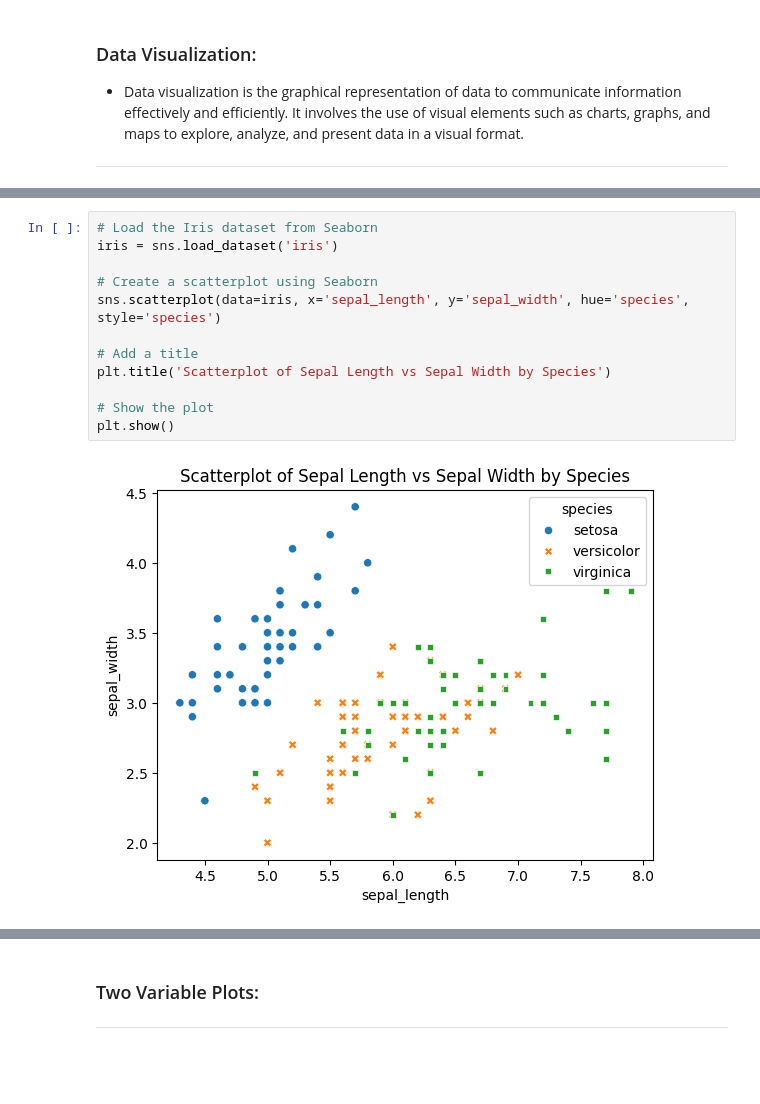
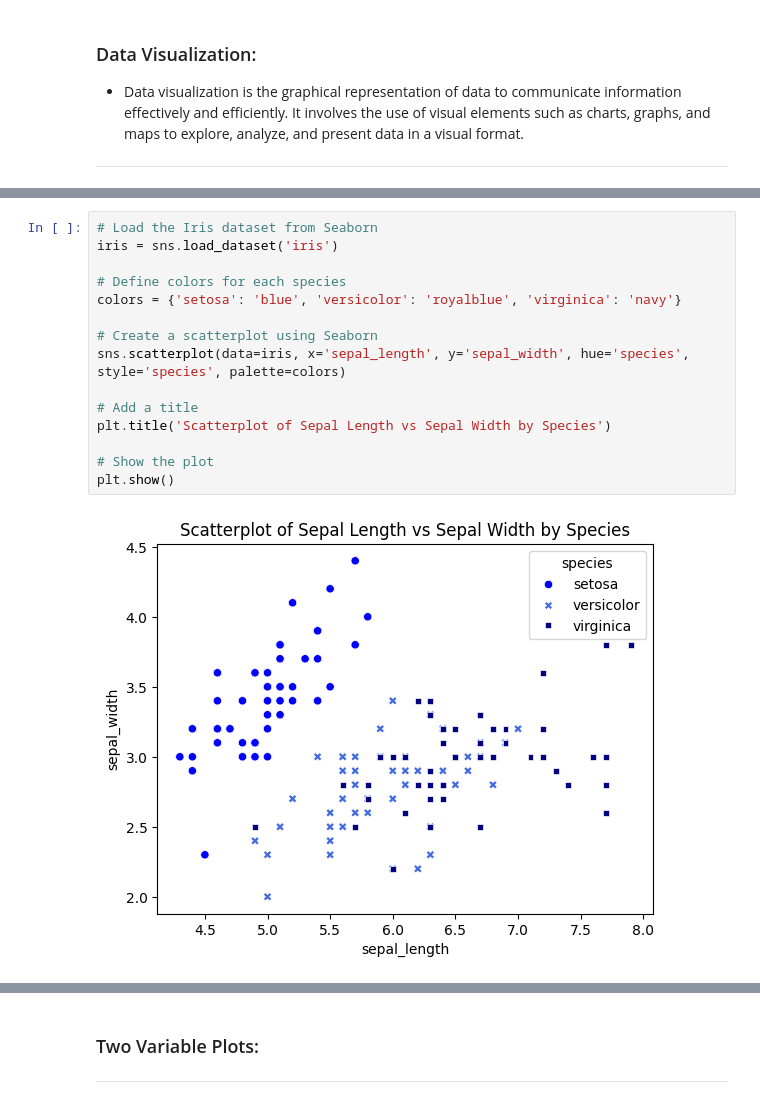
Before and after one commit to CarlosRigueti/pands-project, a Jupyter notebook: analysis.ipynb, the cells around one changed output, grey strips where cells are left out. Cells and saved outputs as stored; diff of their text form; blank space fills up the shorter version.

```diff
--- a/analysis.ipynb
+++ b/analysis.ipynb
@@ -216,16 +226,19 @@ plt.show()
 # %%
 # Load the Iris dataset from Seaborn
 iris = sns.load_dataset('iris')
 
+# Define colors for each species
+colors = {'setosa': 'blue', 'versicolor': 'royalblue', 'virginica': 'navy'}
+
 # Create a scatterplot using Seaborn
-sns.scatterplot(data=iris, x='sepal_length', y='sepal_width', hue='species', style='species')
+sns.scatterplot(data=iris, x='sepal_length', y='sepal_width', hue='species', style='species', palette=colors)
 
 # Add a title
 plt.title('Scatterplot of Sepal Length vs Sepal Width by Species')
 
 # Show the plot
 plt.show()
 # %% [output]
-[figure, old version]
+[figure, new version]
 # %%
 # Define colors for each column
```
Also changed, not shown: parts of 10 cells of this notebook, 5 other files.
